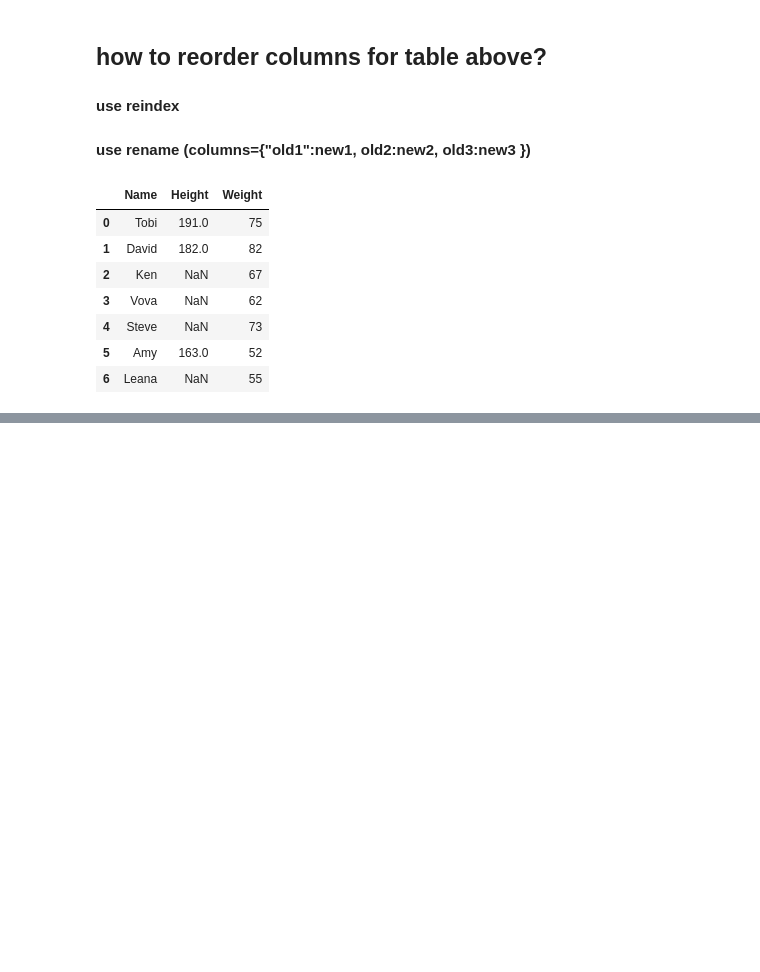
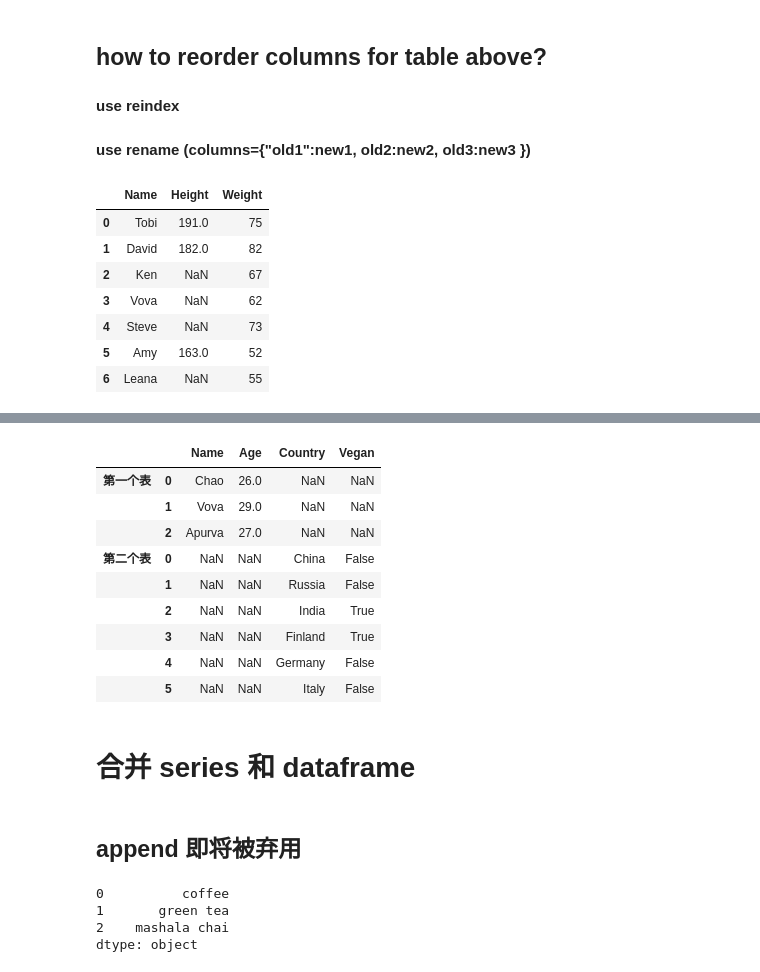
Before and after one commit to Chao216/Ali-Tianchi, a Jupyter notebook: Pandas/006 join.ipynb, the cells around one changed output, grey strips where cells are left out. Saved outputs shown, nothing was run; the diff lists cells and outputs as text; code cells hidden in the pictures; blank space fills up the shorter version.

```diff
--- a/Pandas/006 join.ipynb
+++ b/Pandas/006 join.ipynb
@@ -132,0 +298,3 @@ df_toSave.to_csv("./data/join_right_reindex_renamed.csv", index=False)
+# %%
+df1 = pd.DataFrame({"Name":["Chao","Vova","Apurva"],"Age":[26,29,27]})
+df1
@@ -132,0 +306,3 @@ df_toSave.to_csv("./data/join_right_reindex_renamed.csv", index=False)
+# %%
+df2 = pd.DataFrame({"Country":["China","Russia","India","Finland","Germany","Italy"],"Vegan":[False,False,True,True,False,False]})
+df2
@@ -132,0 +344,25 @@ df_toSave.to_csv("./data/join_right_reindex_renamed.csv", index=False)
+# %%
+pd.concat([df1,df2], axis = 0, join="outer", keys=["第一个表","第二个表"])
+# %% [output]
+|  |  | Name | Age | Country | Vegan |
+| 第一个表 | 0 | Chao | 26.0 | NaN | NaN |
+|  | 1 | Vova | 29.0 | NaN | NaN |
+|  | 2 | Apurva | 27.0 | NaN | NaN |
+| 第二个表 | 0 | NaN | NaN | China | False |
+|  | 1 | NaN | NaN | Russia | False |
+|  | 2 | NaN | NaN | India | True |
+|  | 3 | NaN | NaN | Finland | True |
+|  | 4 | NaN | NaN | Germany | False |
+|  | 5 | NaN | NaN | Italy | False |
+# %% [markdown]
+# 合并 series 和 dataframe
+# %% [markdown]
+## append 即将被弃用
+# %%
+ser1 = pd.Series(["coffee","green tea","mashala chai"], index=[0,1,2])
+ser1
+# %% [output]
+0          coffee
+1       green tea
+2    mashala chai
+dtype: object
```
Also changed, not shown: parts of 45 cells of this notebook.
